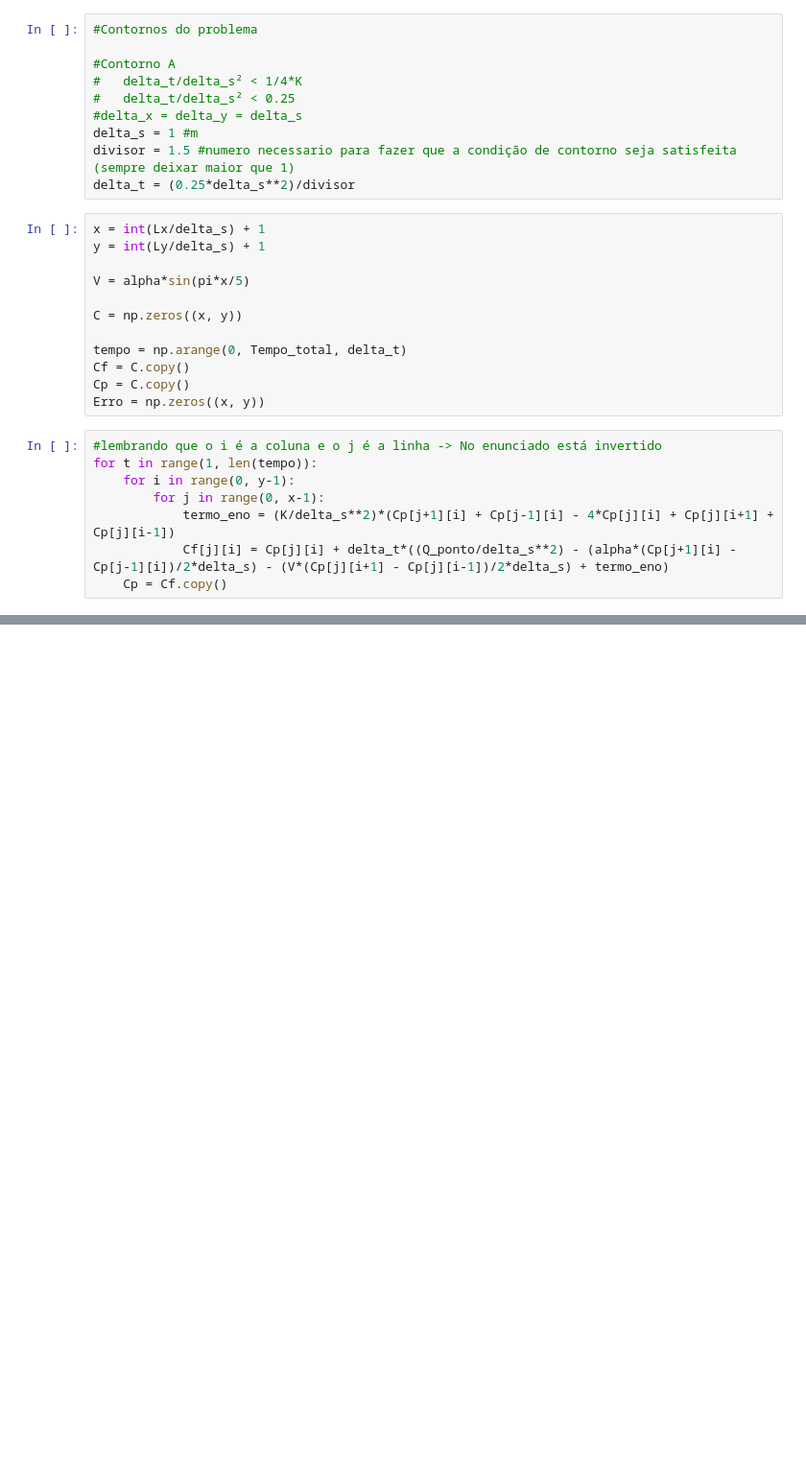
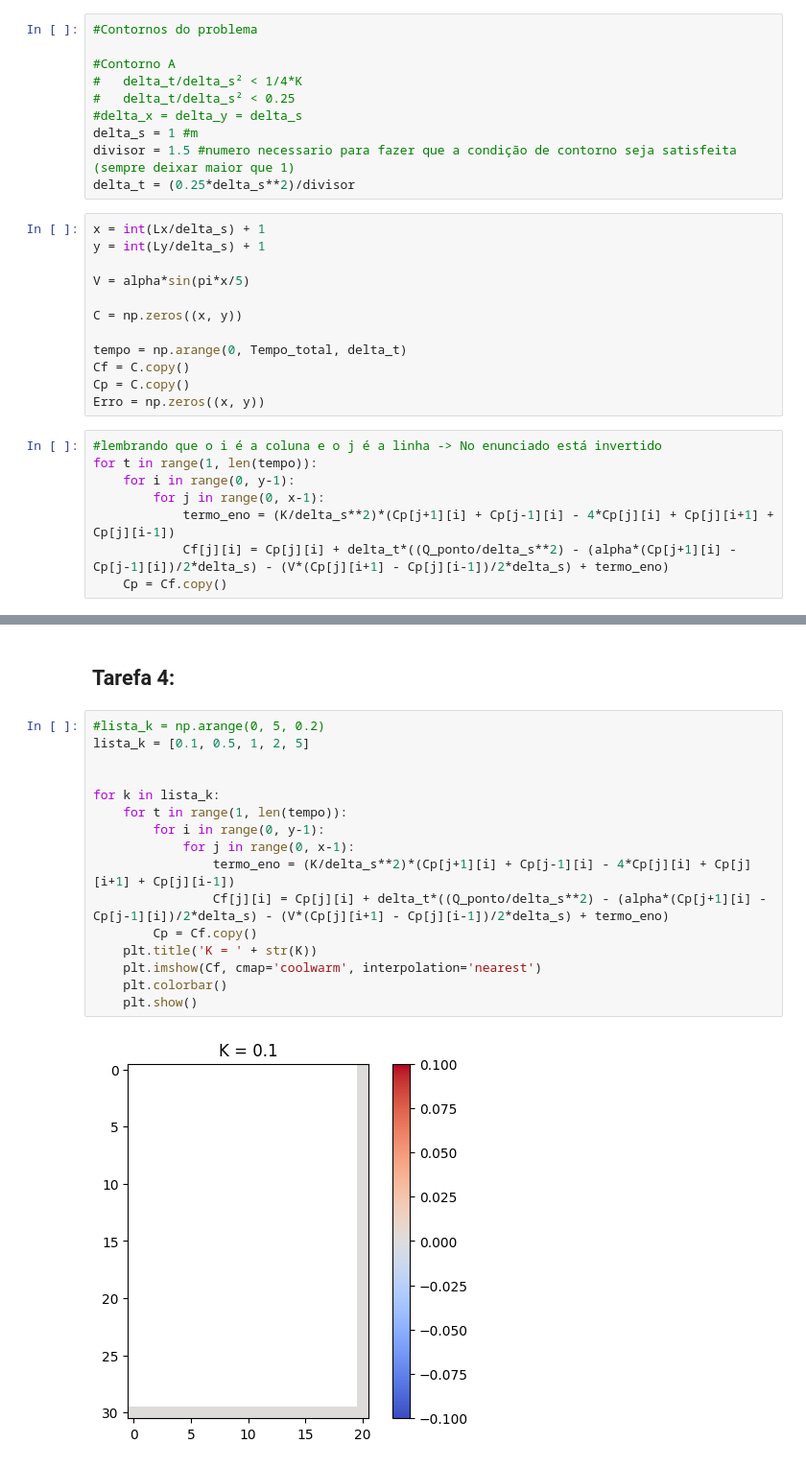
Before and after one commit to MatheusCastellucci/TransCalAPS2, a Jupyter notebook: grupo10_aps2.ipynb, the cells around one changed output, grey strips where cells are left out. Shown at 96% size. Saved outputs shown, nothing was run; the diff lists cells and outputs as text; blank space fills up the shorter version.

```diff
--- a/grupo10_aps2.ipynb
+++ b/grupo10_aps2.ipynb
@@ -79,0 +80,20 @@ plt.show()
+# %% [markdown]
+## Tarefa 4:
+# %%
+#lista_k = np.arange(0, 5, 0.2)
+lista_k = [0.1, 0.5, 1, 2, 5]
+
+
+for k in lista_k:
+    for t in range(1, len(tempo)):
+        for i in range(0, y-1):
+            for j in range(0, x-1):
+                termo_eno = (K/delta_s**2)*(Cp[j+1][i] + Cp[j-1][i] - 4*Cp[j][i] + Cp[j][i+1] + Cp[j][i-1])
+                Cf[j][i] = Cp[j][i] + delta_t*((Q_ponto/delta_s**2) - (alpha*(Cp[j+1][i] - Cp[j-1][i])/2*delta_s) - (V*(Cp[j][i+1] - Cp[j][i-1])/2*delta_s) + termo_eno)
+        Cp = Cf.copy()
+    plt.title('K = ' + str(K))
+    plt.imshow(Cf, cmap='coolwarm', interpolation='nearest')
+    plt.colorbar()
+    plt.show()
+# %% [output]
+[figure, added]
```
Also changed, not shown: parts of 2 cells of this notebook.
